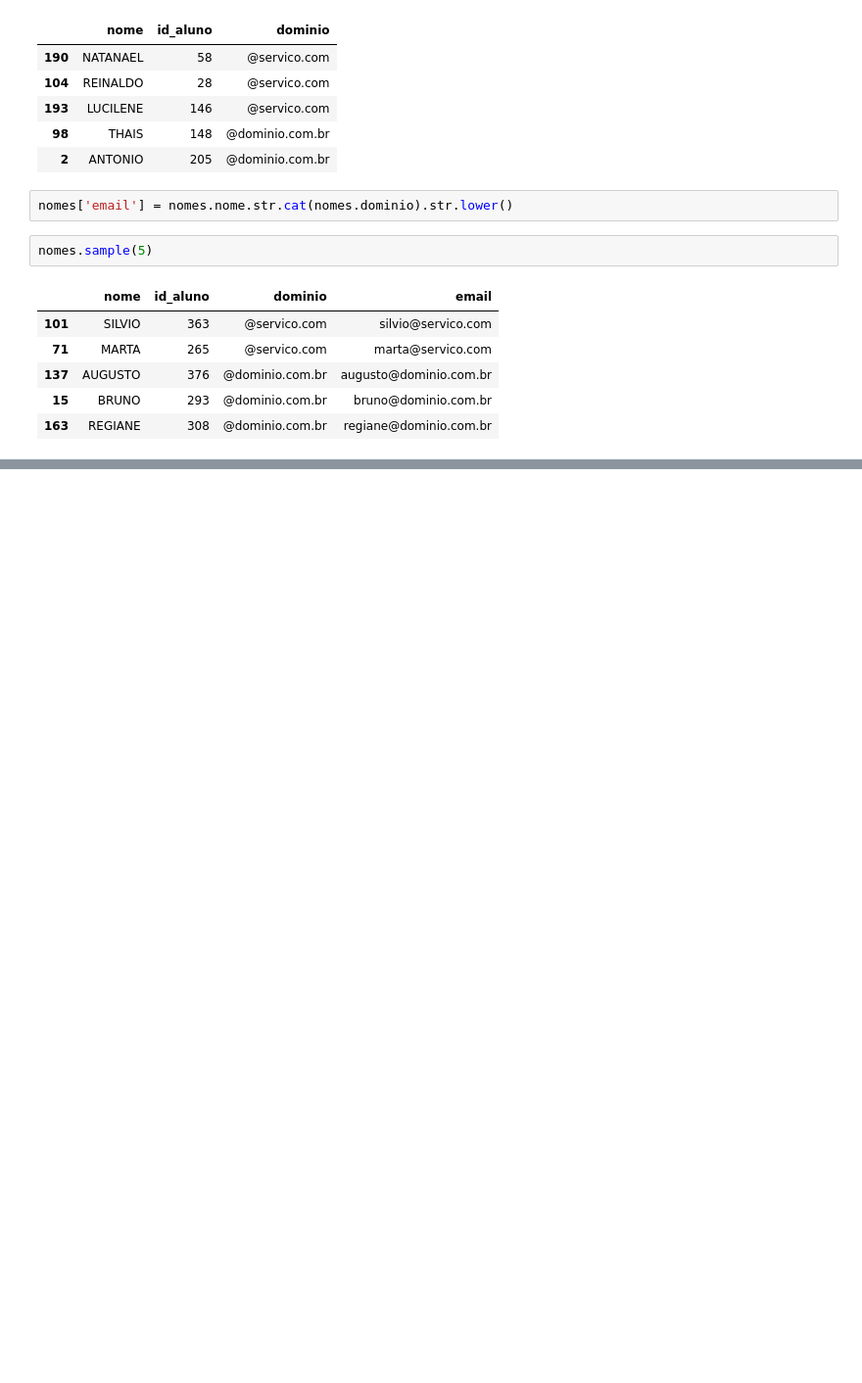
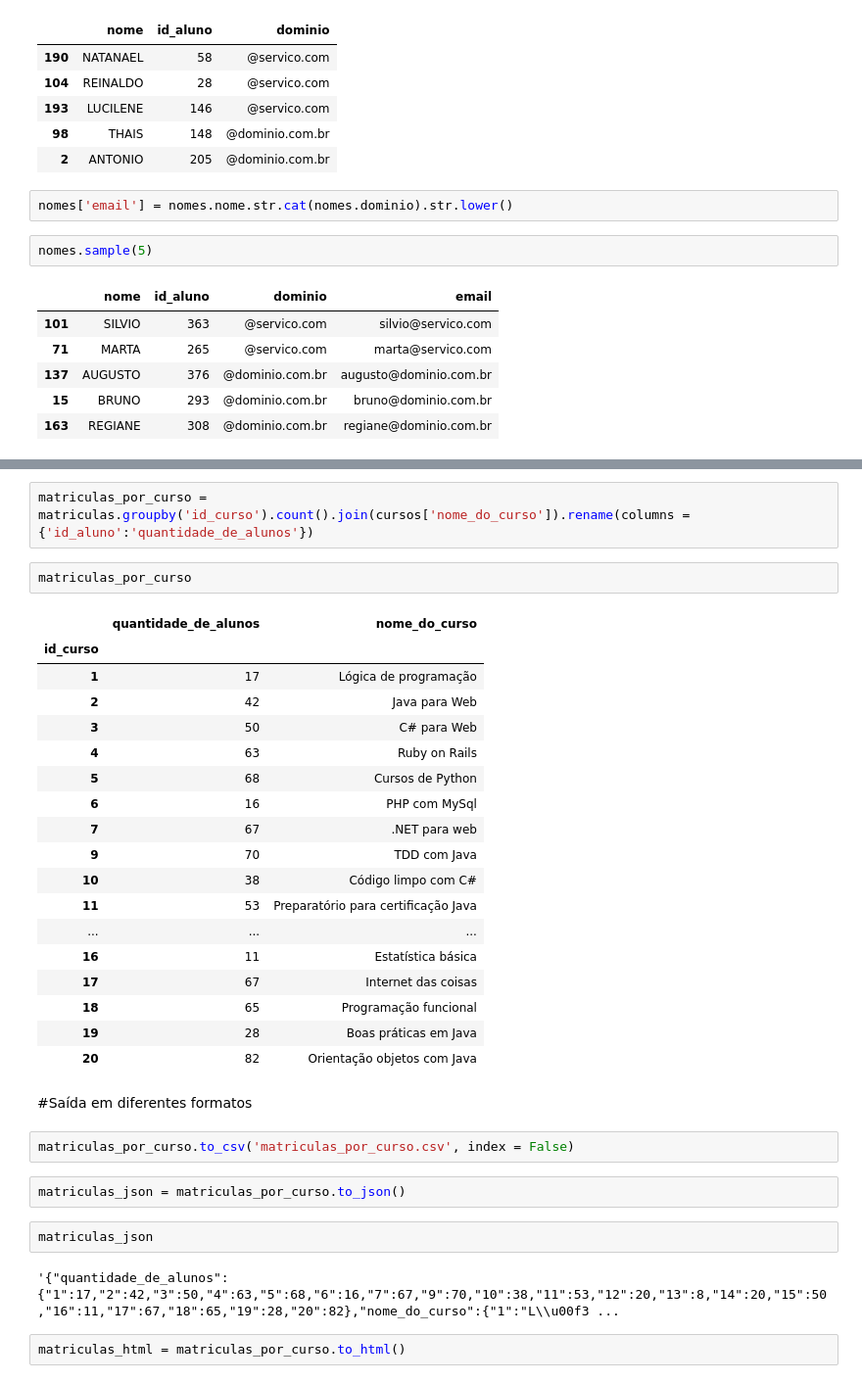
Before and after one commit to FernandoSVasconcelos/aluraDataScience, a Jupyter notebook: PandasIO/PandasIO.ipynb, the cells around one changed output, grey strips where cells are left out. Shown: that part at 98% size. Saved outputs shown, nothing was run; the diff lists cells and outputs as text; blank space fills up the shorter version.

```diff
--- a/PandasIO/PandasIO.ipynb
+++ b/PandasIO/PandasIO.ipynb
@@ -63,0 +213,35 @@ nomes.sample(5)
+# %%
+matriculas_por_curso = matriculas.groupby('id_curso').count().join(cursos['nome_do_curso']).rename(columns = {'id_aluno':'quantidade_de_alunos'})
+# %%
+matriculas_por_curso
+# %% [output]
+|  | quantidade_de_alunos | nome_do_curso |
+| id_curso |  |  |
+| 1 | 17 | Lógica de programação |
+| 2 | 42 | Java para Web |
+| 3 | 50 | C# para Web |
+| 4 | 63 | Ruby on Rails |
+| 5 | 68 | Cursos de Python |
+| 6 | 16 | PHP com MySql |
+| 7 | 67 | .NET para web |
+| 9 | 70 | TDD com Java |
+| 10 | 38 | Código limpo com C# |
+| 11 | 53 | Preparatório para certificação Java |
+| ... | ... | ... |
+| 16 | 11 | Estatística básica |
+| 17 | 67 | Internet das coisas |
+| 18 | 65 | Programação funcional |
+| 19 | 28 | Boas práticas em Java |
+| 20 | 82 | Orientação objetos com Java |
+# %% [markdown]
+#Saída em diferentes formatos
+# %%
+matriculas_por_curso.to_csv('matriculas_por_curso.csv', index = False)
+# %%
+matriculas_json = matriculas_por_curso.to_json()
+# %%
+matriculas_json
+# %% [output]
+'{"quantidade_de_alunos":{"1":17,"2":42,"3":50,"4":63,"5":68,"6":16,"7":67,"9":70,"10":38,"11":53,"12":20,"13":8,"14":20,"15":50,"16":11,"17":67,"18":65,"19":28,"20":82},"nome_do_curso":{"1":"L\\u00f3 ...
+# %%
+matriculas_html = matriculas_por_curso.to_html()
```
Also changed, not shown: parts of 58 cells of this notebook.
